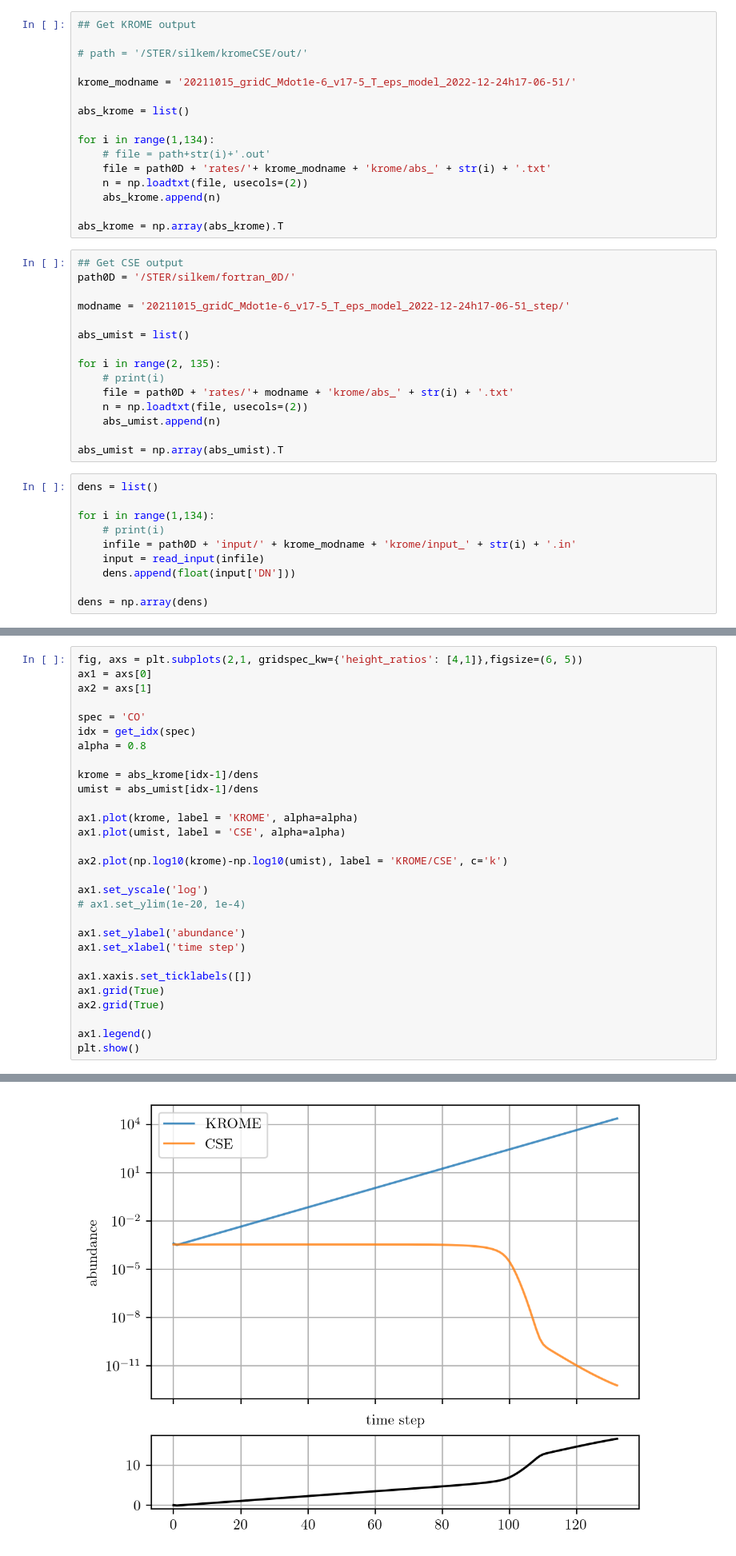
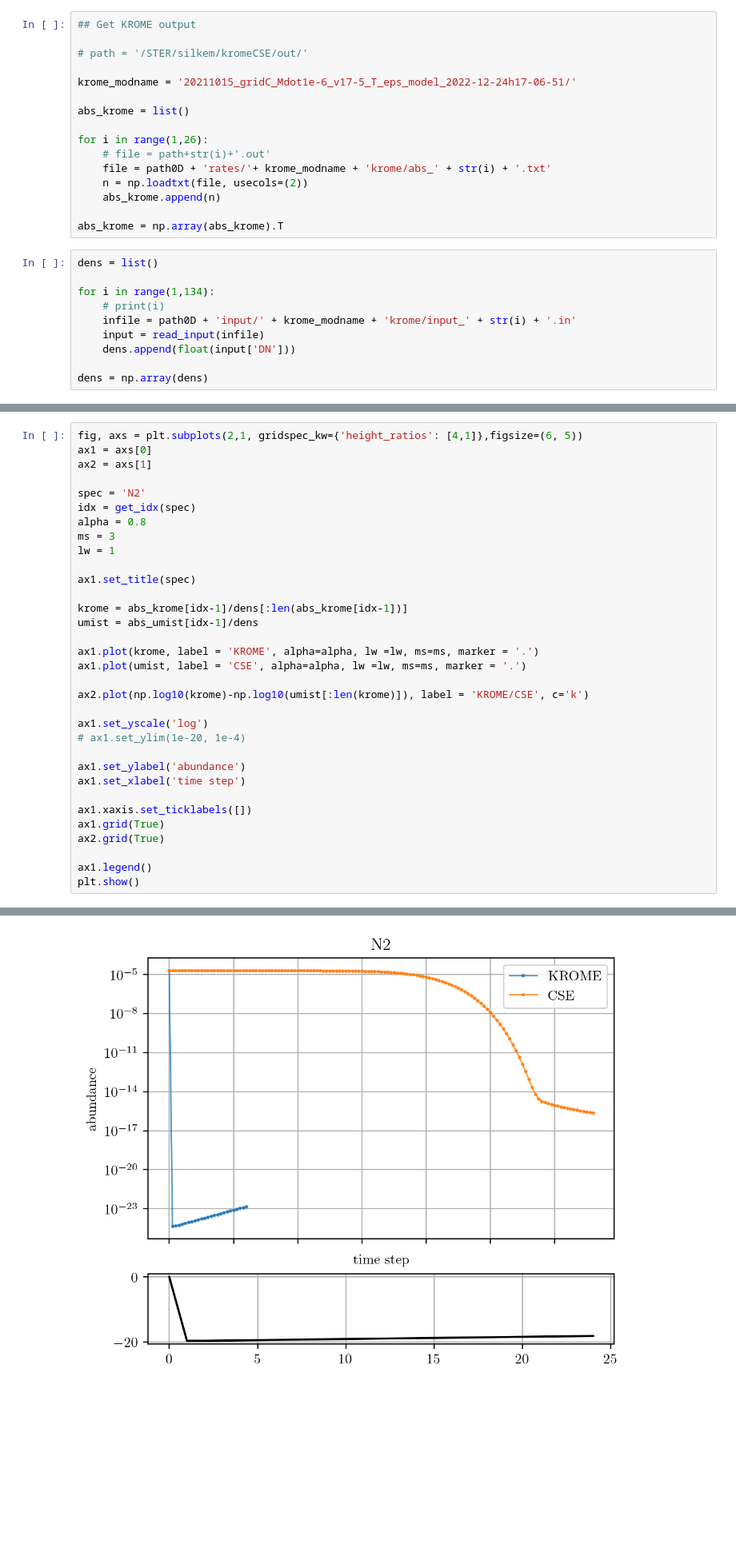
Before and after one commit to IvS-KULeuven/krome-CSE, a Jupyter notebook: benchmarkKROME.ipynb, the cells around one changed output, grey strips where cells are left out. Shown at 80% size. Cells and saved outputs as stored; diff of their text form; blank space fills up the shorter version.

```diff
--- a/benchmarkKROME.ipynb
+++ b/benchmarkKROME.ipynb
@@ -98,28 +117,13 @@ krome_modname = '20211015_gridC_Mdot1e-6_v17-5_T_eps_model_2022-12-24h17-06-51/'
 
 abs_krome = list()
 
-for i in range(1,134):
+for i in range(1,26):
     # file = path+str(i)+'.out'
     file = path0D + 'rates/'+ krome_modname + 'krome/abs_' + str(i) + '.txt'
     n = np.loadtxt(file, usecols=(2))
     abs_krome.append(n)
 
 abs_krome = np.array(abs_krome).T
-# %%
-## Get CSE output
-path0D = '/STER/silkem/fortran_0D/'
-
-modname = '20211015_gridC_Mdot1e-6_v17-5_T_eps_model_2022-12-24h17-06-51_step/'
-
-abs_umist = list()
-
-for i in range(2, 135):
-    # print(i)
-    file = path0D + 'rates/'+ modname + 'krome/abs_' + str(i) + '.txt'
-    n = np.loadtxt(file, usecols=(2))
-    abs_umist.append(n)
-
-abs_umist = np.array(abs_umist).T
 # %%
 dens = list()
 
@@ -139,17 +143,21 @@ fig, axs = plt.subplots(2,1, gridspec_kw={'height_ratios': [4,1]},figsize=(6, 5)
 ax1 = axs[0]
 ax2 = axs[1]
 
-spec = 'CO'
+spec = 'N2'
 idx = get_idx(spec)
 alpha = 0.8
+ms = 3
+lw = 1
 
-krome = abs_krome[idx-1]/dens
+ax1.set_title(spec)
+
+krome = abs_krome[idx-1]/dens[:len(abs_krome[idx-1])]
 umist = abs_umist[idx-1]/dens
 
-ax1.plot(krome, label = 'KROME', alpha=alpha)
-ax1.plot(umist, label = 'CSE', alpha=alpha)
+ax1.plot(krome, label = 'KROME', alpha=alpha, lw =lw, ms=ms, marker = '.')
+ax1.plot(umist, label = 'CSE', alpha=alpha, lw =lw, ms=ms, marker = '.')
 
-ax2.plot(np.log10(krome)-np.log10(umist), label = 'KROME/CSE', c='k')
+ax2.plot(np.log10(krome)-np.log10(umist[:len(krome)]), label = 'KROME/CSE', c='k')
 
 ax1.set_yscale('log')
 # ax1.set_ylim(1e-20, 1e-4)
@@ -168,4 +175,4 @@ CO
-[figure, old version]
+[figure, new version]
 # %%
 logdiffs = list()
 
```
Also changed, not shown: parts of 6 cells of this notebook, 8 other files.
